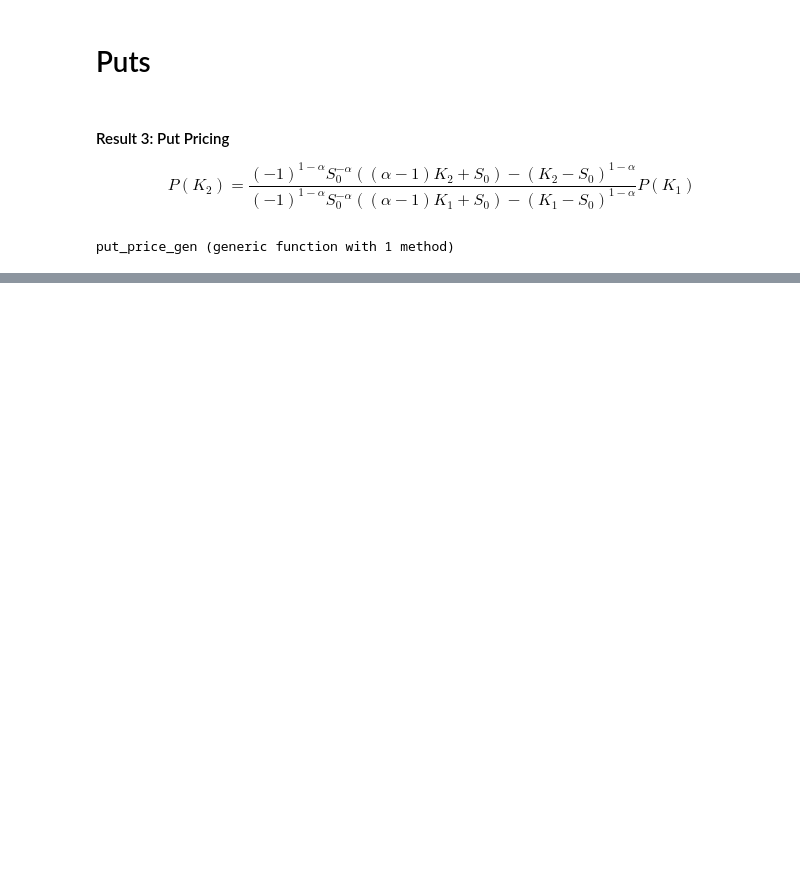
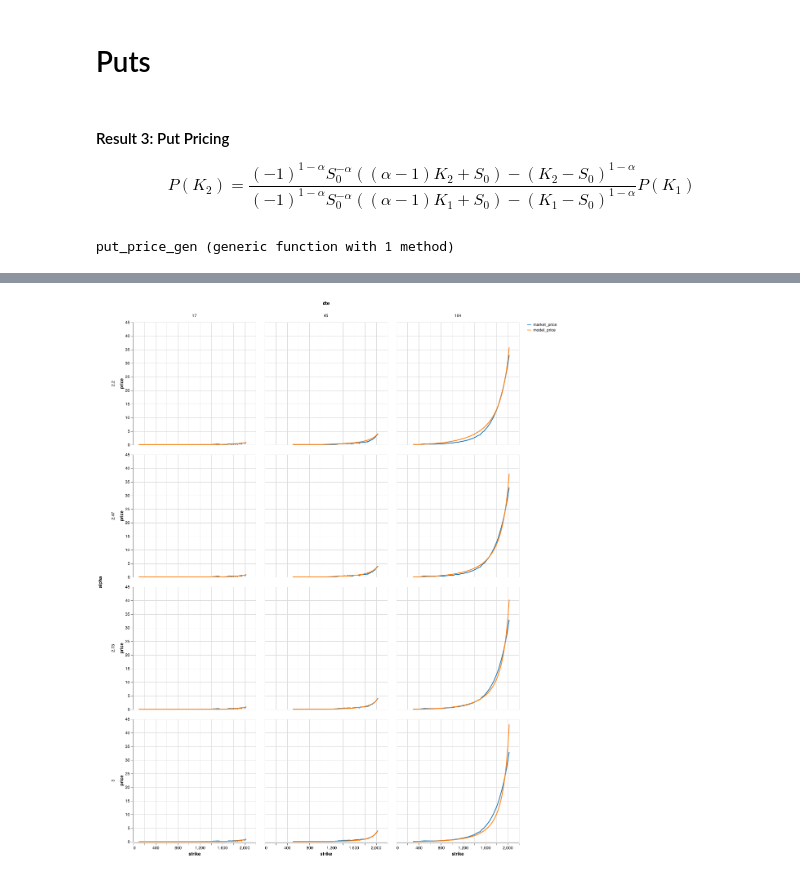
Before and after one commit to lambdaclass/options_pricing, a Jupyter notebook: notebooks/option-pricing-under-power-laws.ipynb, the cells around one changed output, grey strips where cells are left out. Cells and saved outputs as stored; diff of their text form; code cells hidden in the pictures; blank space fills up the shorter version.

```diff
--- a/notebooks/option-pricing-under-power-laws.ipynb
+++ b/notebooks/option-pricing-under-power-laws.ipynb
@@ -247,0 +235,31 @@ put_price_gen (generic function with 1 method)
+# %%
+puts_df = DataFrame()
+for dte in [Day(17), Day(45), Day(164)]
+    for a in range(2.2, 3.0, length=4)
+        α = round(a, digits=2)
+        subset_puts = filter(x -> x.dte == dte, puts)
+        (_volume, idx) = findmax(subset_puts.volume)
+        anchor = subset_puts[idx, :]
+        P_1 = anchor.ask
+        K_1 = anchor.strike
+        S_0 = anchor.underlying_last
+
+        price_put = put_price_gen(P_1, K_1, S_0, α)
+        subset_puts[!, :alpha] .= α
+        subset_puts[!, :model_price] = price_put.(subset_puts.strike)
+        puts_df = vcat(puts_df, subset_puts)
+    end
+end
+
+rename!(puts_df, :ask => :market_price)
+puts_df.dte = map(d -> d.value, puts_df.dte); # Needed for VegaLite
+# %%
+puts_df |> @vlplot(:line, x=:strike, y={"value:Q", title="price"},
+                    transform=[{fold=[:market_price, :model_price]}],
+                    color={"key:O", title="", scale={scheme="category10"}},
+                    row={"alpha:O"},
+                    column="dte:O",
+                    width=300,
+                    height=300)
+# %% [output]
+[figure, added]
```
Also changed, not shown: parts of 15 cells of this notebook.
